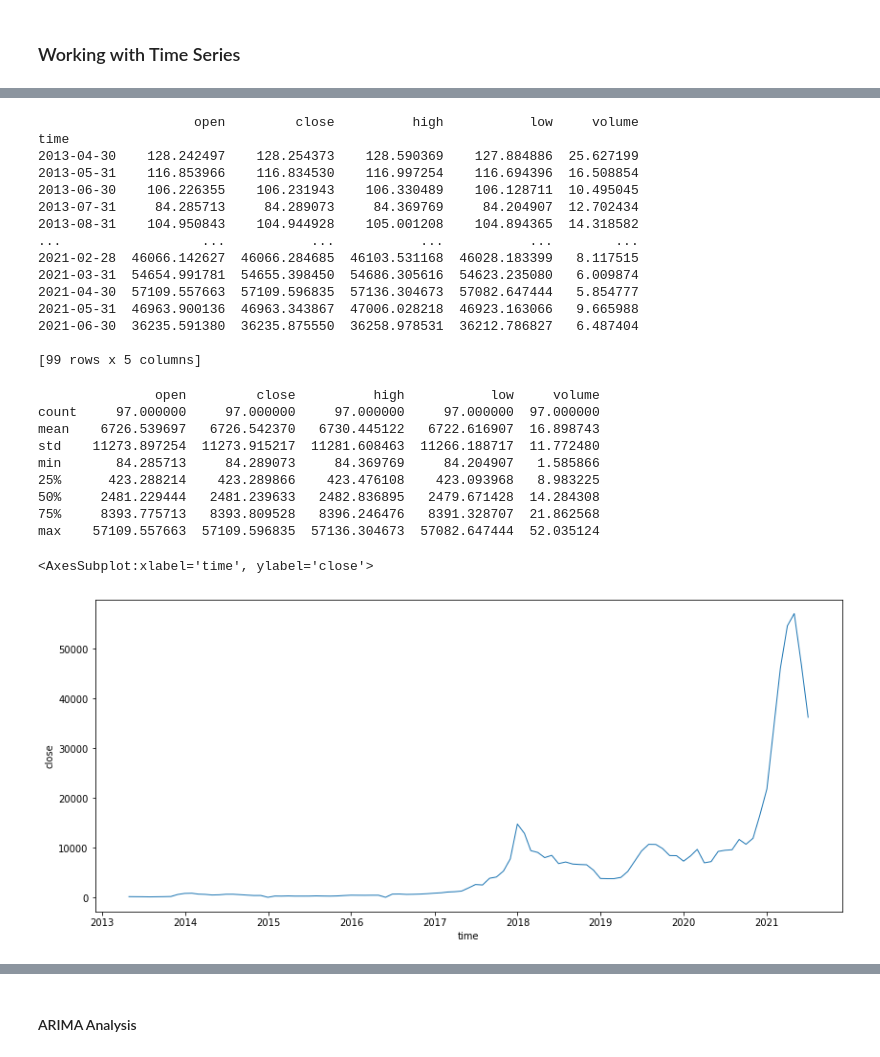
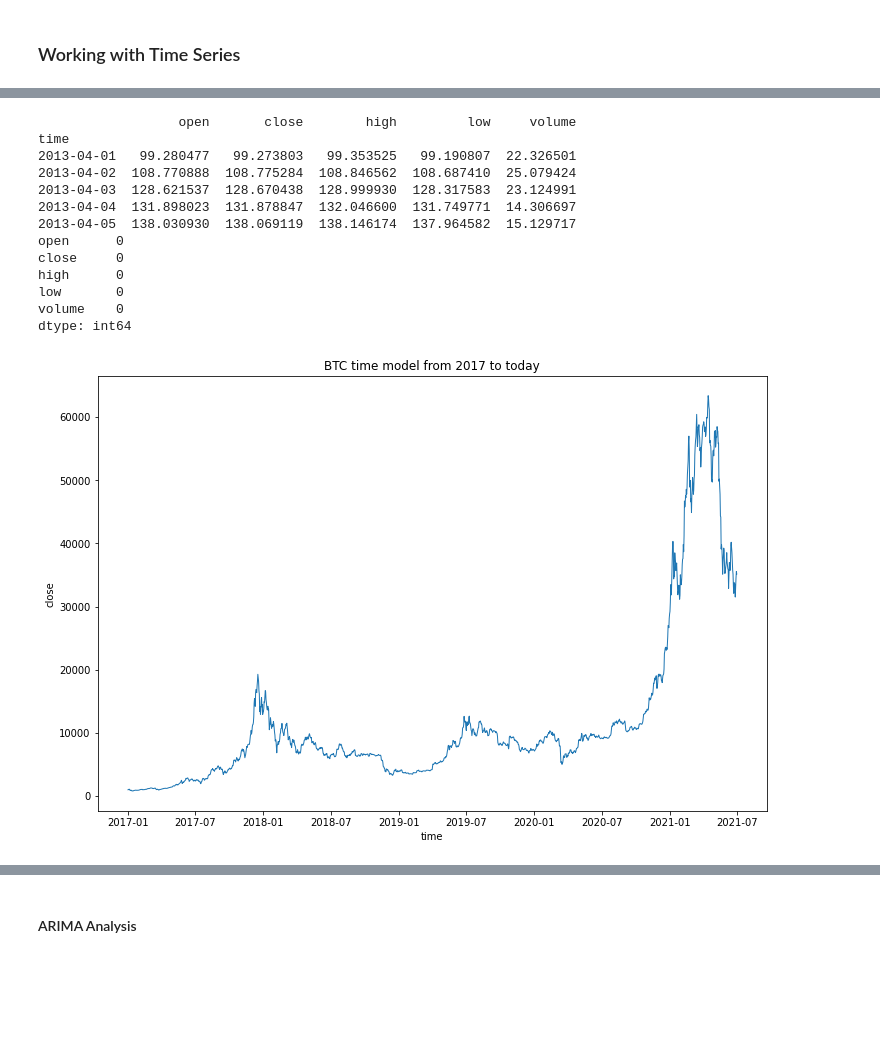
Before and after one commit to sebastianchaves/tp-ps-2021, a Jupyter notebook: trabajo-practico.ipynb, the cells around one changed output, grey strips where cells are left out. Cells and saved outputs as stored; diff of their text form; code cells hidden in the pictures; blank space fills up the shorter version.

```diff
--- a/trabajo-practico.ipynb
+++ b/trabajo-practico.ipynb
@@ -139,20 +144,3 @@ Name: time, Length: 3377831, dtype: datetime64[ns]
 # %%
-df = df.resample('M').mean()
-
-print(df)
+# Resampleo en dias
+df = df.resample('D').mean()
-# %% [output]
-                    open         close          high           low     volume
-time
-2013-04-30    128.242497    128.254373    128.590369    127.884886  25.627199
-2013-05-31    116.853966    116.834530    116.997254    116.694396  16.508854
-2013-06-30    106.226355    106.231943    106.330489    106.128711  10.495045
-2013-07-31     84.285713     84.289073     84.369769     84.204907  12.702434
-2013-08-31    104.950843    104.944928    105.001208    104.894365  14.318582
-...                  ...           ...           ...           ...        ...
-2021-02-28  46066.142627  46066.284685  46103.531168  46028.183399   8.117515
-2021-03-31  54654.991781  54655.398450  54686.305616  54623.235080   6.009874
-2021-04-30  57109.557663  57109.596835  57136.304673  57082.647444   5.854777
-2021-05-31  46963.900136  46963.343867  47006.028218  46923.163066   9.665988
-2021-06-30  36235.591380  36235.875550  36258.978531  36212.786827   6.487404
-
-[99 rows x 5 columns]
@@ -159,20 +158,31 @@ time
 # %%
-print(df.describe())
-df.isnull().any()
-prices = df.close.fillna(0)
+# Interpolacion de nulls / NANs
+# df.isnull().any()
+# df['close'] = df['close'].interpolate()
+
+fill_missing(df)
 # %% [output]
-               open         close          high           low     volume
-count     97.000000     97.000000     97.000000     97.000000  97.000000
-mean    6726.539697   6726.542370   6730.445122   6722.616907  16.898743
-std    11273.897254  11273.915217  11281.608463  11266.188717  11.772480
-min       84.285713     84.289073     84.369769     84.204907   1.585866
-25%      423.288214    423.289866    423.476108    423.093968   8.983225
-50%     2481.229444   2481.239633   2482.836895   2479.671428  14.284308
-75%     8393.775713   8393.809528   8396.246476   8391.328707  21.862568
-max    57109.557663  57109.596835  57136.304673  57082.647444  52.035124
+                  open       close        high         low     volume
+time
+2013-04-01   99.280477   99.273803   99.353525   99.190807  22.326501
+2013-04-02  108.770888  108.775284  108.846562  108.687410  25.079424
+2013-04-03  128.621537  128.670438  128.999930  128.317583  23.124991
+2013-04-04  131.898023  131.878847  132.046600  131.749771  14.306697
+2013-04-05  138.030930  138.069119  138.146174  137.964582  15.129717
+open      0
+close     0
+high      0
+low       0
+volume    0
+dtype: int64
 # %%
-plt.figure(figsize = (14,6))
-sns.lineplot(x = df.index, y = prices)
+# Modelado 2017 a hoy
+df = df.loc['2017-01':'2021-06']
+
+plt.figure(figsize = (12,8))
+sns.lineplot(x = df.index, y = df.close)
+ax.set(xlabel='Time [D]', ylabel='BTC Close Price [USD]')
+plt.title('BTC time model from 2017 to today')
+plt.show()
 # %% [output]
-<AxesSubplot:xlabel='time', ylabel='close'>
-[figure, old version]
+[figure, new version]
```
Also changed, not shown: parts of 12 cells of this notebook.
